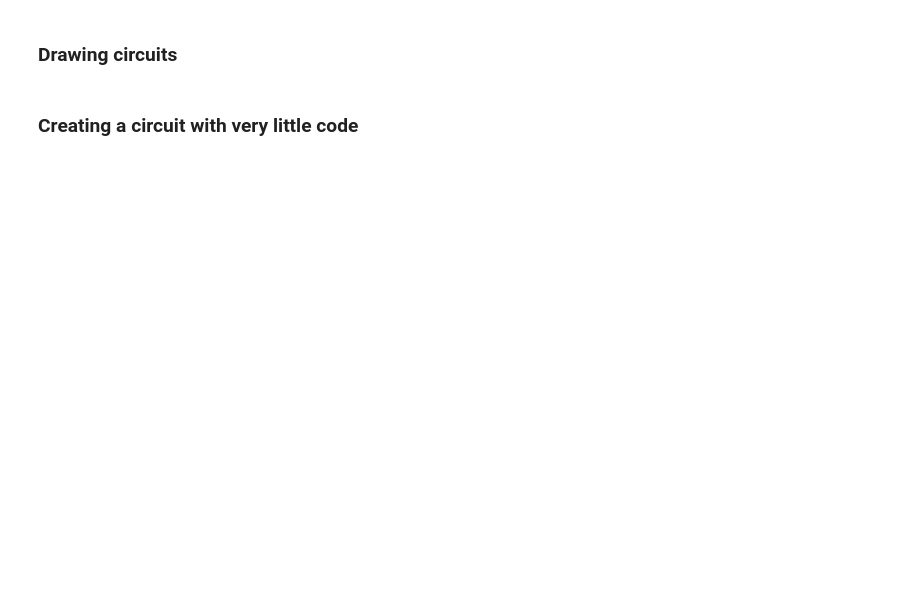
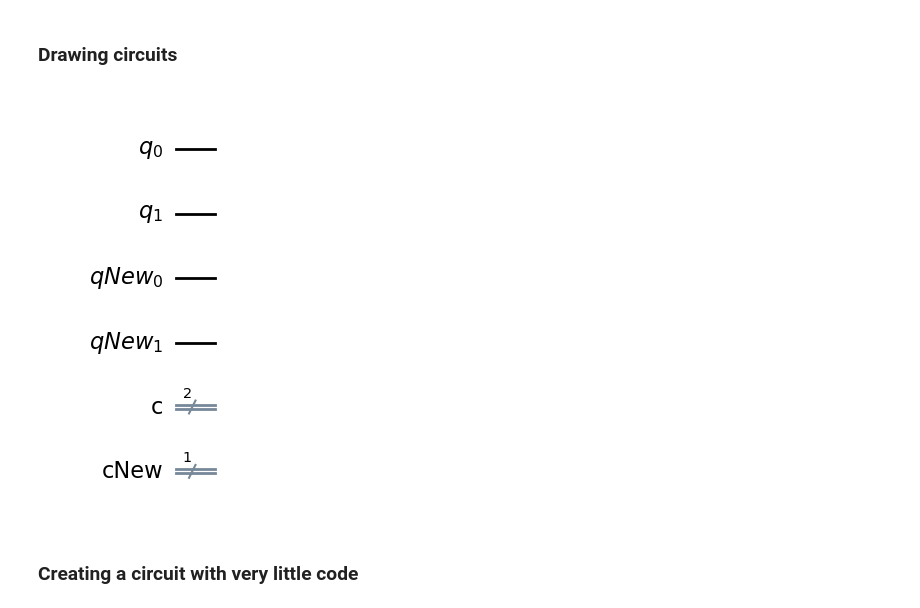
Before and after one commit to Yavmarto/Quantum-Computing-Algorithms, a Jupyter notebook: Chapter 2/Chapter02.ipynb, the cells around one changed output. Saved outputs shown, nothing was run; the diff lists cells and outputs as text; code cells hidden in the pictures; blank space fills up the shorter version.

```diff
--- a/Chapter 2/Chapter02.ipynb
+++ b/Chapter 2/Chapter02.ipynb
@@ -63,13 +60,15 @@ for i in IBM_cloud_backends:
 # %%
 from qiskit import QuantumRegister, \
     ClassicalRegister, QuantumCircuit
 
 qReg = QuantumRegister(2, 'q')
 qRegNew = QuantumRegister(2, 'qNew')
 cReg = ClassicalRegister(2, 'c')
 cRegNew = ClassicalRegister(1, 'cNew')
 circuit = QuantumCircuit(qReg, qRegNew, cReg, cRegNew)
-display(circuit.draw('latex'))
+display(circuit.draw('mpl'))
+# %% [output]
+[figure, added]
 # %% [markdown]
 ### Creating a circuit with very little code
 # %%
```
Also changed, not shown: parts of 6 cells of this notebook, 1 other file.
